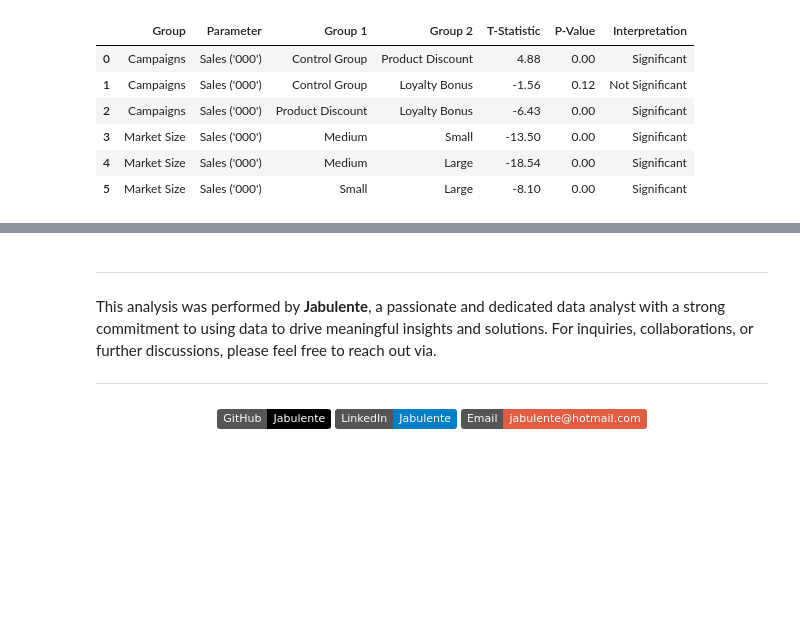
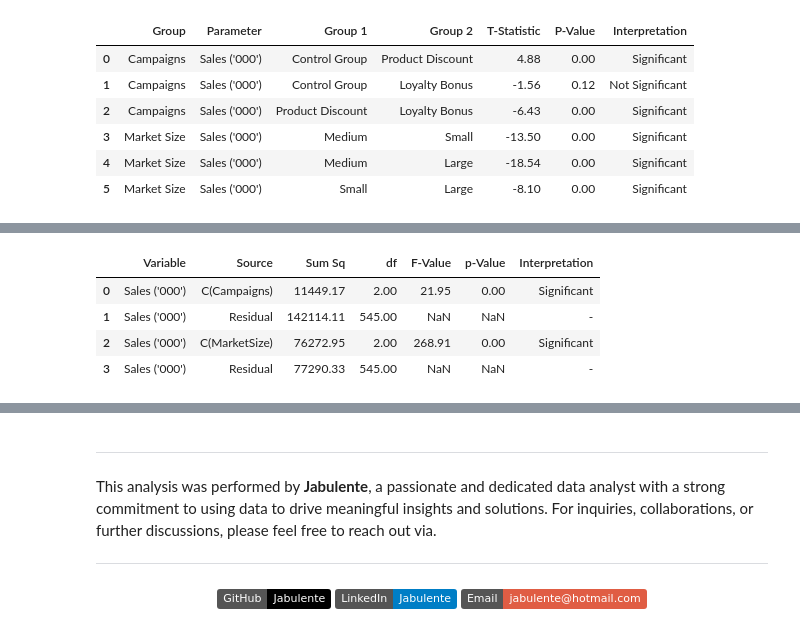
Before and after one commit to Jabulente/AB-Testing-on-Marketing-Campaigns, a Jupyter notebook: Notebooks/AB Testing for Marketing Campaign Optimization.ipynb, the cells around one changed output, grey strips where cells are left out. Saved outputs shown, nothing was run; the diff lists cells and outputs as text; code cells hidden in the pictures; badges without logos; blank space fills up the shorter version.

```diff
--- a/Notebooks/AB Testing for Marketing Campaign Optimization.ipynb
+++ b/Notebooks/AB Testing for Marketing Campaign Optimization.ipynb
@@ -682,0 +727,45 @@ display(Results)
+# %%
+def rename(text): return re.sub(r'[^a-zA-Z]', "", text)
+
+def One_way_anova(data, Metrics, group_cols):
+    results = []
+    original_group_cols = group_cols[:]  # Save original names for reporting
+    group_cols = [rename(col) for col in group_cols]
+    data = data.rename(columns={col: rename(col) for col in data.columns})
+
+    for original_group, group in zip(original_group_cols, group_cols):
+        for col in Metrics:
+            column_name = rename(col)
+            formula = f"{column_name} ~ C({group})"
+            model = smf.ols(formula, data=data).fit()
+            anova_table = sm.stats.anova_lm(model, typ=2)
+
+            for source, row in anova_table.iterrows():
+                p_value = row["PR(>F)"]
+                interpretation = "Significant" if p_value < 0.05 else "No significant"
+                if source == "Residual":
+                    interpretation = "-"
+
+                results.append({
+                    "Variable": col,
+                    #"Factor": original_group,  # Use original name here
+                    "Source": source,
+                    "Sum Sq": row["sum_sq"],
+                    "df": row["df"],
+                    "F-Value": row["F"],
+                    "p-Value": p_value,
+                    "Interpretation": interpretation
+                })
+
+    return pd.DataFrame(results)
+
+group_cols = ['Campaigns', 'Market Size']
+Metrics = [ 'Sales (\'000\')']
+Anova_results = One_way_anova(df, Metrics, group_cols)
+Anova_results
+# %% [output]
+|  | Variable | Source | Sum Sq | df | F-Value | p-Value | Interpretation |
+| 0 | Sales ('000') | C(Campaigns) | 11449.17 | 2.00 | 21.95 | 0.00 | Significant |
+| 1 | Sales ('000') | Residual | 142114.11 | 545.00 | NaN | NaN | - |
+| 2 | Sales ('000') | C(MarketSize) | 76272.95 | 2.00 | 268.91 | 0.00 | Significant |
+| 3 | Sales ('000') | Residual | 77290.33 | 545.00 | NaN | NaN | - |
```
Also changed, not shown: parts of 16 cells of this notebook, 5 other files.
